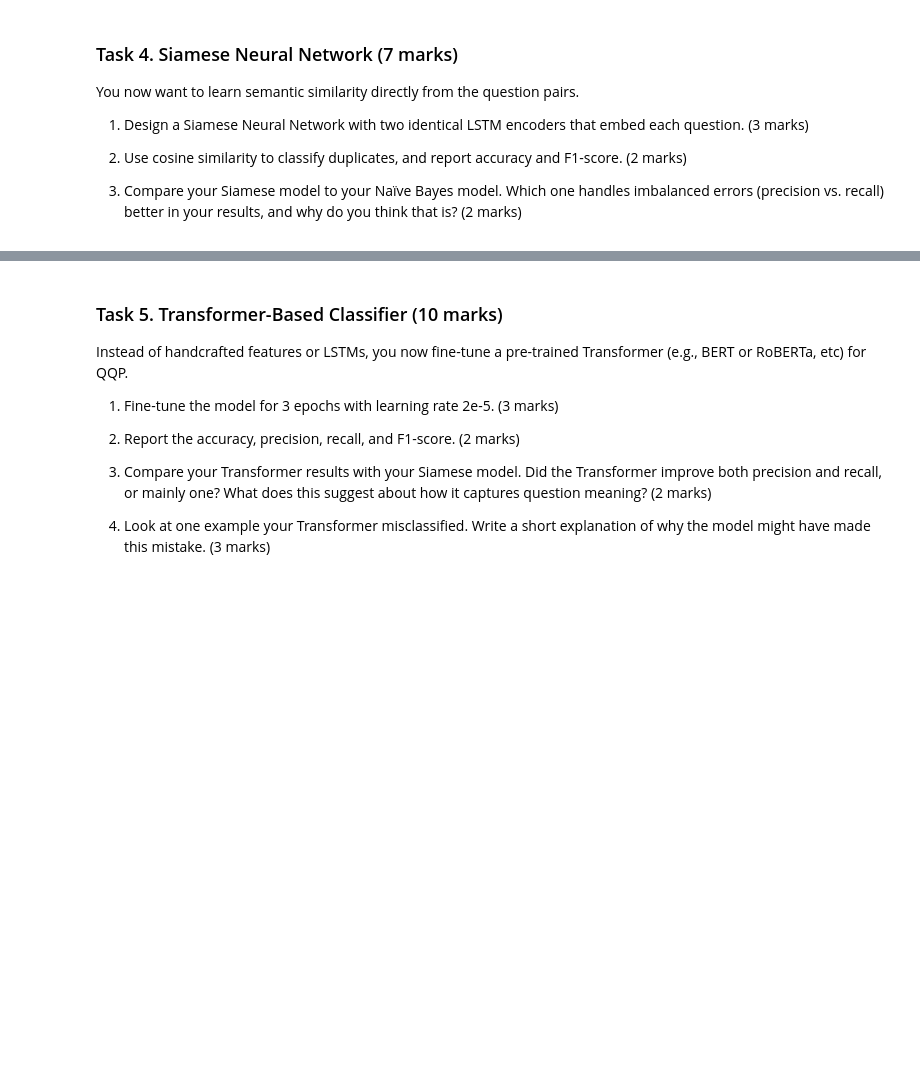
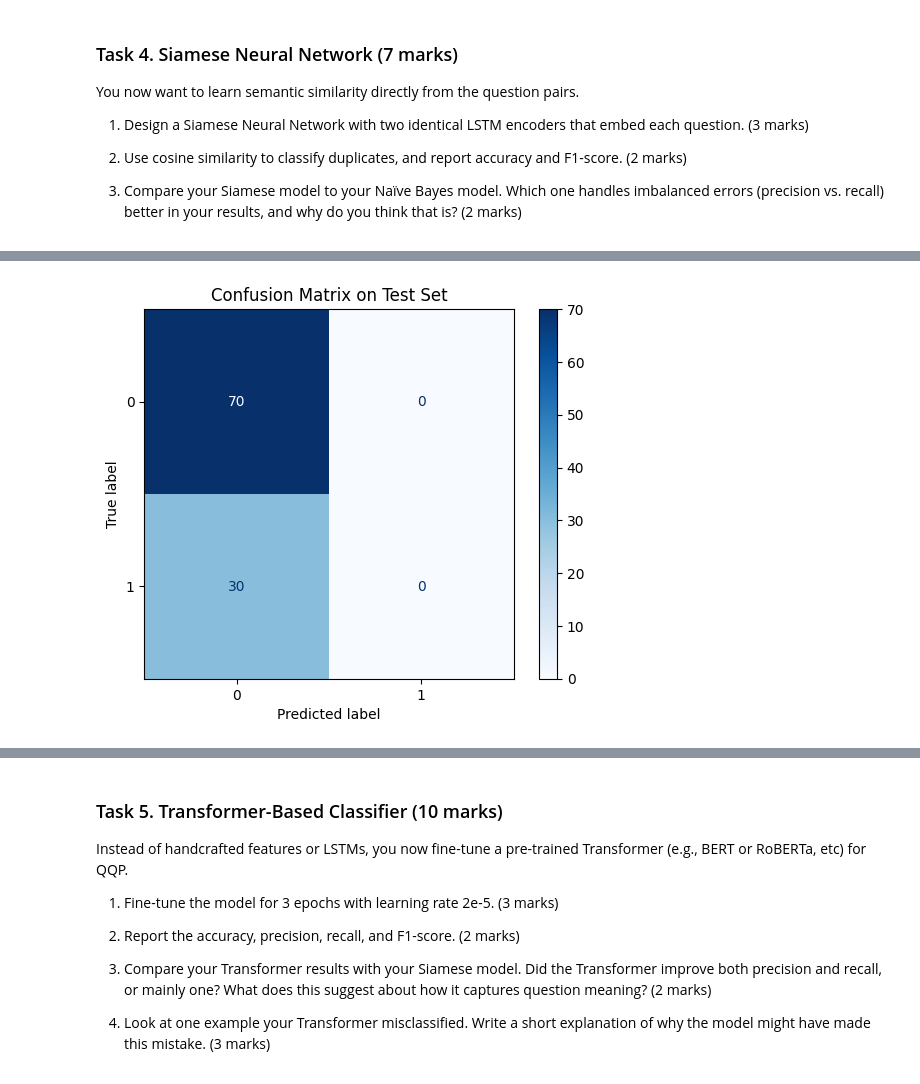
Before and after one commit to MaishaHaque/AI_for_Text, a Jupyter notebook: Assignment2.ipynb, the cells around one changed output, grey strips where cells are left out. Cells and saved outputs as stored; diff of their text form; code cells hidden in the pictures; blank space fills up the shorter version.

```diff
--- a/Assignment2.ipynb
+++ b/Assignment2.ipynb
@@ -779,0 +612,12 @@ TypeError: forward() takes 3 positional arguments but 5 were given
+# %%
+q1_tr = list(train_ds["question1"])
+q2_tr = list(train_ds["question2"])
+y_tr  = np.array(train_ds["label"])
+
+q1_val = list(val_ds["question1"])
+q2_val = list(val_ds["question2"])
+y_val  = np.array(val_ds["label"])
+
+q1_te = list(eval_ds["question1"])
+q2_te = list(eval_ds["question2"])
+y_te  = np.array(eval_ds["label"])
@@ -779,0 +667,8 @@ TypeError: forward() takes 3 positional arguments but 5 were given
+# %%
+train_dataset = SiameseDataset(q1_tr, q2_tr, y_tr, TOKENIZER, MAX_LEN)
+val_dataset = SiameseDataset(q1_val, q2_val, y_val, TOKENIZER, MAX_LEN)
+test_dataset = SiameseDataset(q1_te, q2_te, y_te, TOKENIZER, MAX_LEN)
+
+train_iterator = DataLoader(train_dataset, batch_size=BATCH_SIZE, shuffle=True)
+val_iterator = DataLoader(val_dataset, batch_size=BATCH_SIZE, shuffle=False)
+test_iterator = DataLoader(test_dataset, batch_size=BATCH_SIZE, shuffle=False)
@@ -779,0 +964,30 @@ TypeError: forward() takes 3 positional arguments but 5 were given
+# %%
+# --- Step 5: Confusion Matrix on Test Set ---
+all_preds, all_labels = [], []
+
+classifier_model.eval()
+with torch.no_grad():
+    for batch in test_iterator:
+        # Adjust depending on your dataset
+        try:
+            ids1 = batch['ids1'].to(DEVICE)
+            ids2 = batch['ids2'].to(DEVICE)
+            labels = batch['labels'].to(DEVICE).float()
+        except:
+            ids1 = batch.ids1.to(DEVICE)
+            ids2 = batch.ids2.to(DEVICE)
+            labels = batch.labels.to(DEVICE)
+
+        outputs = classifier_model(ids1, ids2)
+        preds = (outputs >= 0.5).float()
+
+        all_preds.extend(preds.cpu().numpy())
+        all_labels.extend(labels.cpu().numpy())
+
+cm = confusion_matrix(all_labels, all_preds)
+disp = ConfusionMatrixDisplay(cm, display_labels=[0,1])
+disp.plot(cmap=plt.cm.Blues)
+plt.title("Confusion Matrix on Test Set")
+plt.show()
+# %% [output]
+[figure, added]
```
Also changed, not shown: parts of 61 cells of this notebook, 1 other file.
